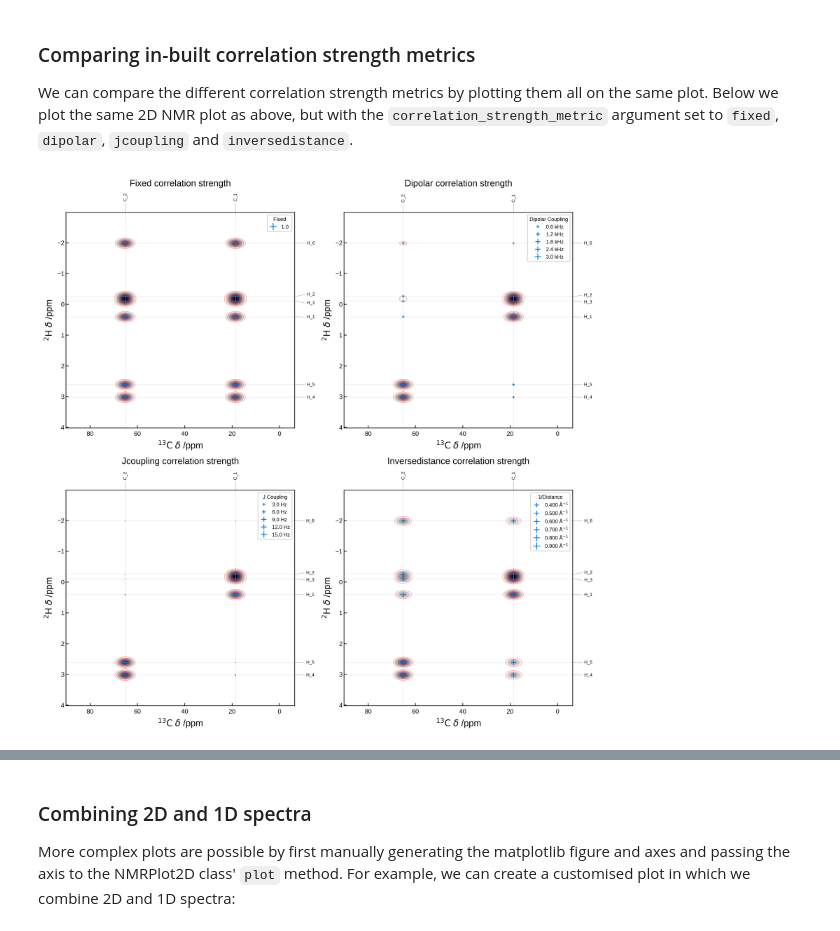
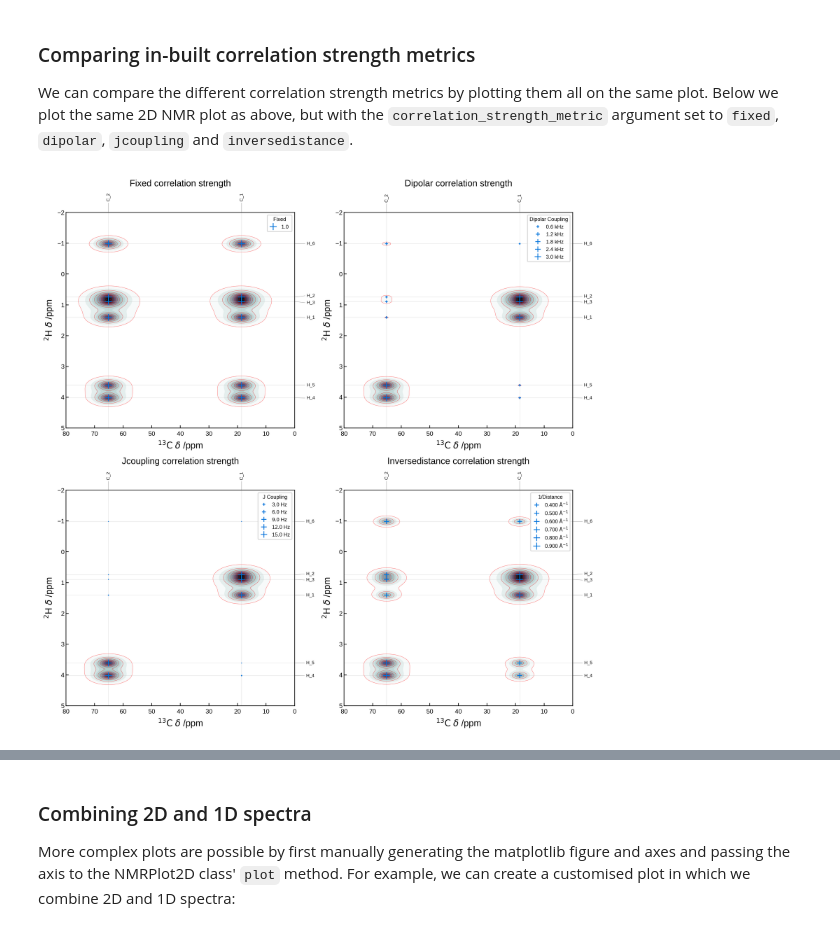
Before and after one commit to CCP-NC/soprano, a Jupyter notebook: tutorials/05-nmr.ipynb, the cells around one changed output, grey strips where cells are left out. Cells and saved outputs as stored; diff of their text form; code cells hidden in the pictures.

```diff
--- a/tutorials/05-nmr.ipynb
+++ b/tutorials/05-nmr.ipynb
@@ -693,33 +695,38 @@ We can compare the different correlation strength metrics by plotting them all o
 fig, axs = plt.subplots(2, 2, figsize=(10, 10))
 axs = axs.flatten()
 metrics = ['fixed', 'dipolar', 'jcoupling', 'inversedistance']
+ylims = (5, -2)
+xlims = (80, 0)
 
 for i, metric in enumerate(metrics):
     nmr_data = NMRData2D(
         atoms,
         xelement = 'C',
         yelement = 'H',
         isotopes=isotopes,
         correlation_strength_metric=metric,
-        references={'C': 175, 'H': 30, 'O': 0},
+        references={'C': 175, 'H': 31, 'O': 0},
         )
     plot_settings = PlotSettings(
         show_markers=True,
         max_marker_size=80,
         marker_linewidth=1,
         show_heatmap=True,
         show_contour=True,
         x_broadening=5,
         y_broadening=0.2,
         colormap='bone_r',
         contour_color='r',
         show_legend=True,
+        heatmap_grid_size=600,
         )
     plot = NMRPlot2D(nmr_data, plot_settings, ax=axs[i])
     _ = plot.plot()
     # add title to each axis, adjusting the height to not overlap with the labels outside the axes
     axs[i].set_title(f'{metric.capitalize()} correlation strength', y=1.1)
+    axs[i].set_ylim(ylims)
+    axs[i].set_xlim(xlims)
 
 plt.tight_layout()
 # %% [output]
-[figure, old version]
+[figure, new version]
```
Also changed, not shown: parts of 12 cells of this notebook, 6 other files.
